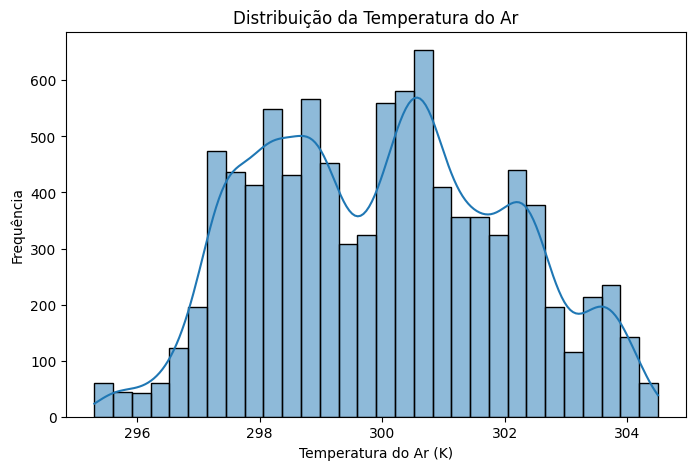
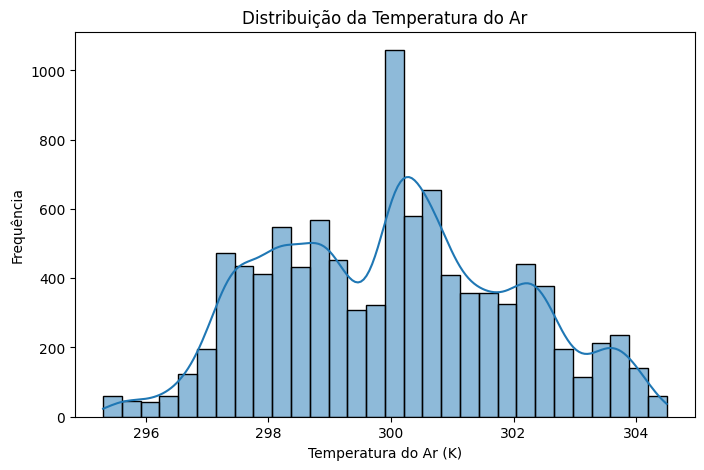
Code edit (unified diff) that turned the first committed figure into the second:
--- before
+++ after
@@ -6,4 +6,5 @@
 plt.xlabel("Temperatura do Ar (K)")
 plt.ylabel("Frequência")
+plt.savefig("graficos/distribuicao_temperatura_ar.png", dpi=300, bbox_inches="tight")
 
 plt.show()

Commit: Implement code changes to enhance functionality and improve performance